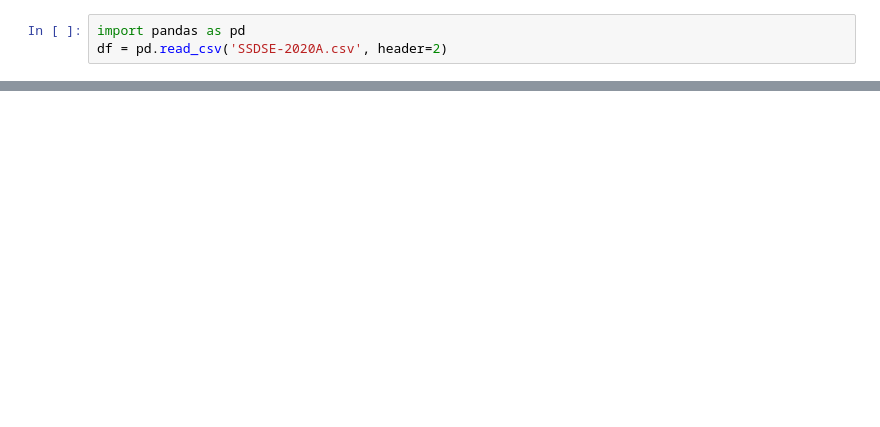
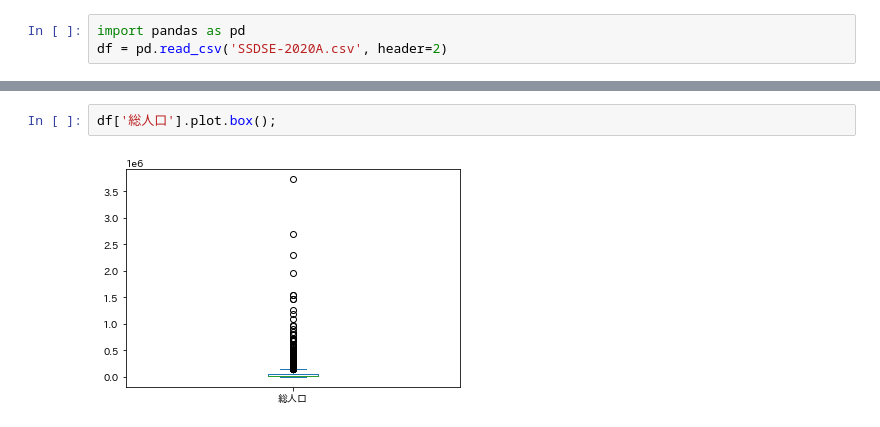
Before and after one commit to UTDataMining/2022A, a Jupyter notebook: lab2/lab2.ipynb, the cells around one changed output, grey strips where cells are left out. Drawn from its saved outputs; the diff is of its cells as text; blank space fills up the shorter version.

```diff
--- a/lab2/lab2.ipynb
+++ b/lab2/lab2.ipynb
@@ -35,0 +61,4 @@ df
+# %%
+df['総人口'].plot.box();
+# %% [output]
+[figure, added]
```
Also changed, not shown: parts of 10 cells of this notebook.
